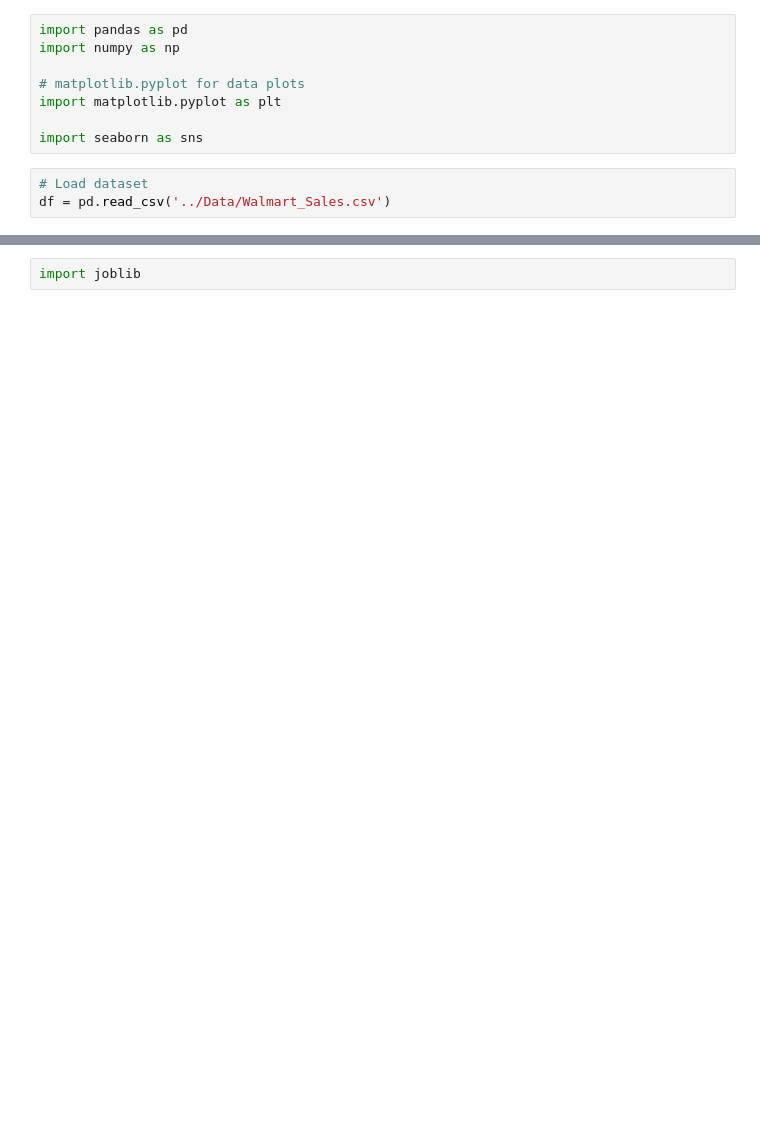
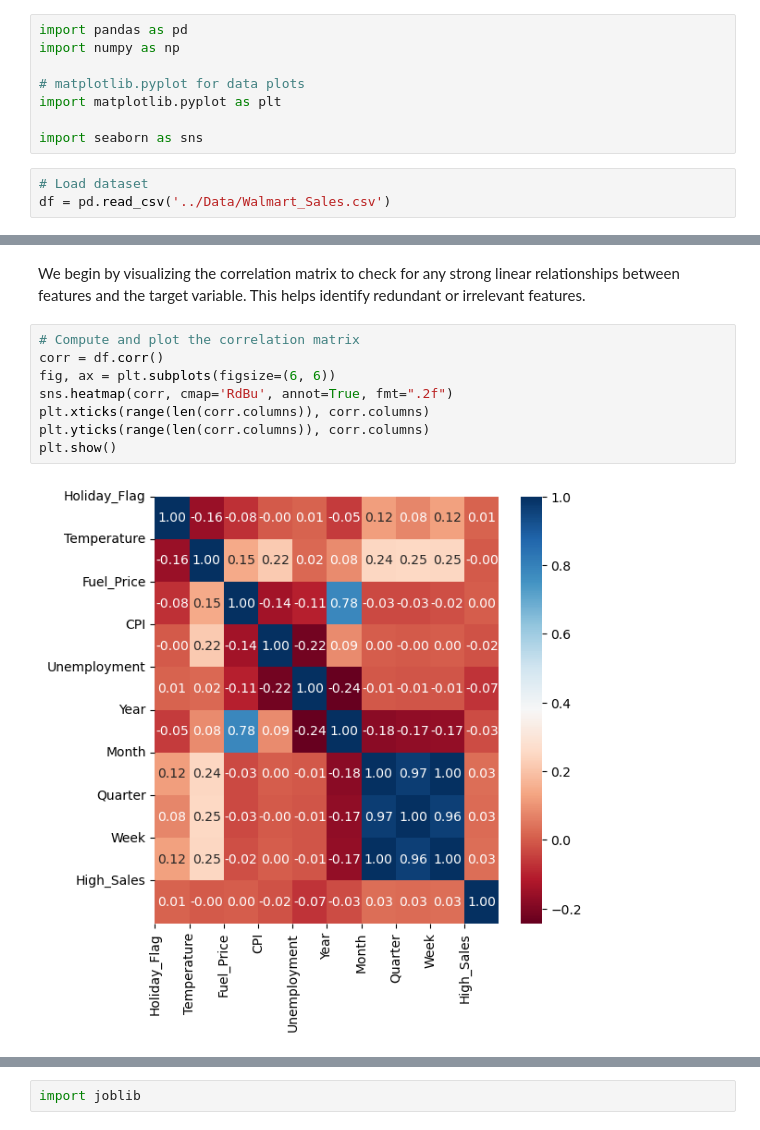
Before and after one commit to Scrabble30/BI-Exam-Walmart-Sales, a Jupyter notebook: Notebooks/RQ3-Classification.ipynb, the cells around one changed output, grey strips where cells are left out. Saved outputs shown, nothing was run; the diff lists cells and outputs as text; blank space fills up the shorter version.

```diff
--- a/Notebooks/RQ3-Classification.ipynb
+++ b/Notebooks/RQ3-Classification.ipynb
@@ -293,0 +204,12 @@ plt.show()
+# %% [markdown]
+We begin by visualizing the correlation matrix to check for any strong linear relationships between features and the target variable. This helps identify redundant or irrelevant features.
+# %%
+# Compute and plot the correlation matrix
+corr = df.corr()
+fig, ax = plt.subplots(figsize=(6, 6))
+sns.heatmap(corr, cmap='RdBu', annot=True, fmt=".2f")
+plt.xticks(range(len(corr.columns)), corr.columns)
+plt.yticks(range(len(corr.columns)), corr.columns)
+plt.show()
+# %% [output]
+[figure, added]
```
Also changed, not shown: parts of 154 cells of this notebook, 3 other files.
